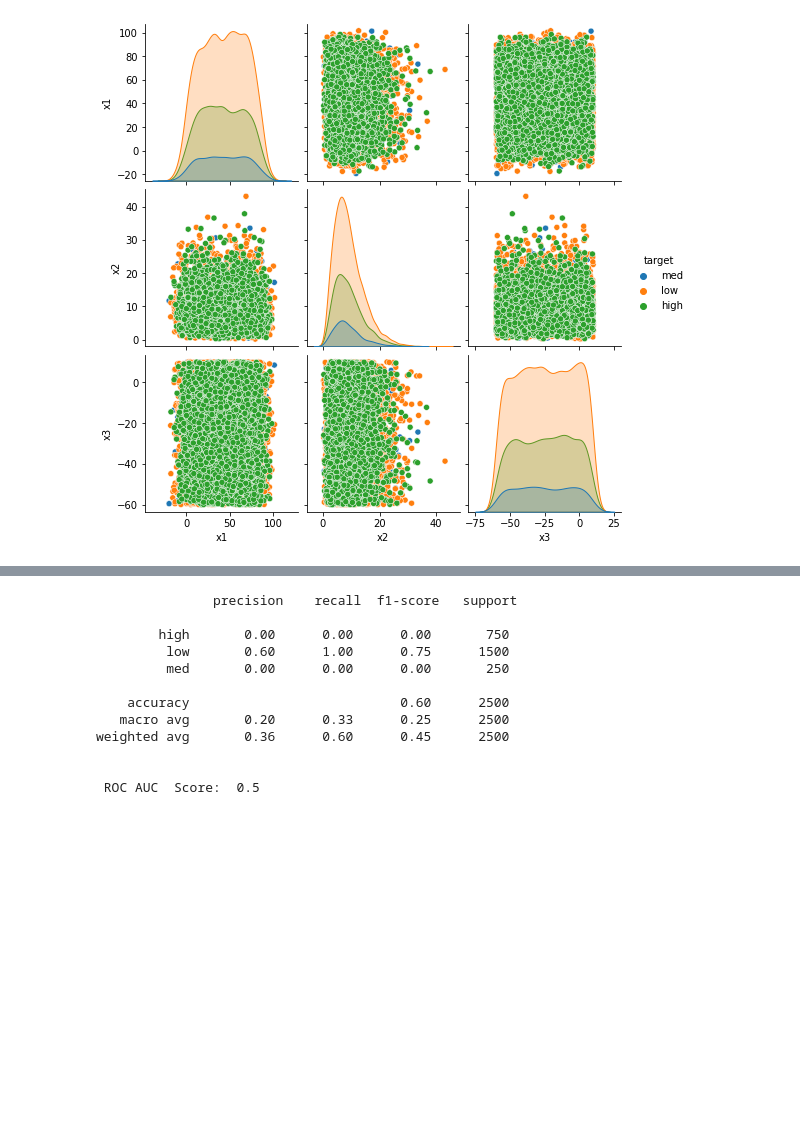
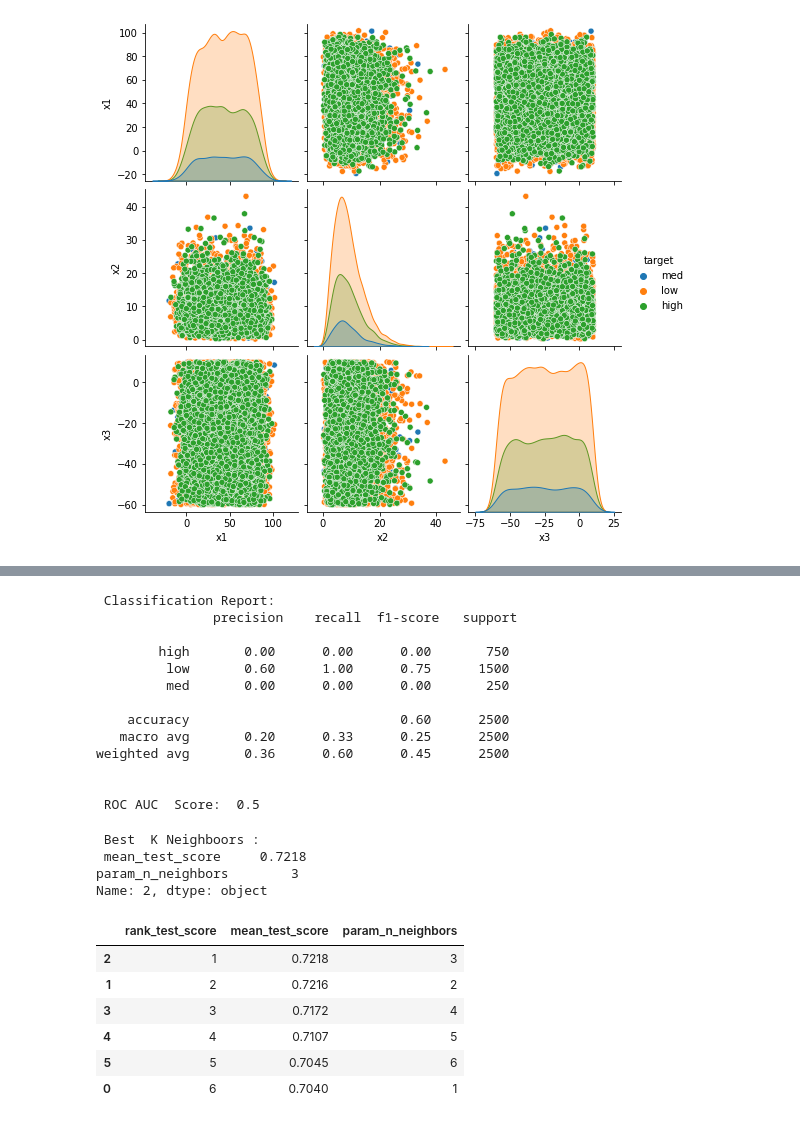
Before and after one commit to ViniciusCastillo/Test_Einstein, a Jupyter notebook: notebooks/Classification_Test.ipynb, the cells around one changed output, grey strips where cells are left out. Saved outputs shown, nothing was run; the diff lists cells and outputs as text; code cells hidden in the pictures; blank space fills up the shorter version.

```diff
--- a/notebooks/Classification_Test.ipynb
+++ b/notebooks/Classification_Test.ipynb
@@ -151,12 +137,11 @@ df.describe()
 # %%
 features = ['x1','x2','x3','x13','x23','x12','x1^2','x2^2','x3^2','x1^3','x2^3','x3^3','log(x1-min(x1)+1)','log(x2-min(x2)+1)','log(x3-min(x3)+1)']
 X_train, X_test, y_train, y_test = train_test_split(df[features], df['target'], stratify=df['target'], random_state=2134)
-X_train_res, y_train_res = SMOTE(random_state=3124).fit_resample(X_train, y_train)
-X_train_res = StandardScaler().fit_transform(X_train_res)
 dc = DummyClassifier().fit(X_train, y_train)
-print('\n', classification_report(y_test, dc.predict(X_test)))
+print('\n Classification Report: \n', classification_report(y_test, dc.predict(X_test)))
 print('\n ROC AUC  Score: ', roc_auc_score_multi(dc, X_test, y_test),'\n\n')
 # %% [output]
+ Classification Report:
                precision    recall  f1-score   support
 
         high       0.00      0.00      0.00       750
@@ -171,0 +160,16 @@ weighted avg       0.36      0.60      0.45      2500
+# %%
+params = {'n_neighbors': [1,2,3,4,5,6]}
+results_knc = test_model(KNeighborsClassifier(), X_train_res, y_train_res, params, 'K Neighboors')
+results_knc
+# %% [output]
+ Best  K Neighboors :
+ mean_test_score     0.7218
+param_n_neighbors        3
+Name: 2, dtype: object
+|  | rank_test_score | mean_test_score | param_n_neighbors |
+| 2 | 1 | 0.7218 | 3 |
+| 1 | 2 | 0.7216 | 2 |
+| 3 | 3 | 0.7172 | 4 |
+| 4 | 4 | 0.7107 | 5 |
+| 5 | 5 | 0.7045 | 6 |
+| 0 | 6 | 0.7040 | 1 |
```
Also changed, not shown: parts of 15 cells of this notebook.
